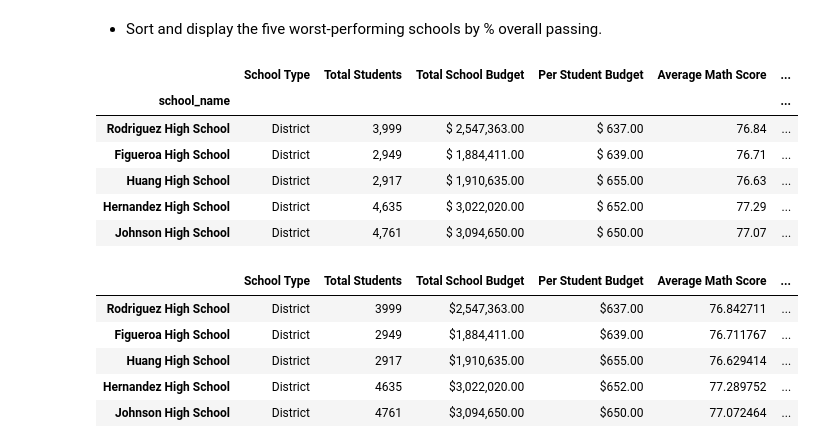
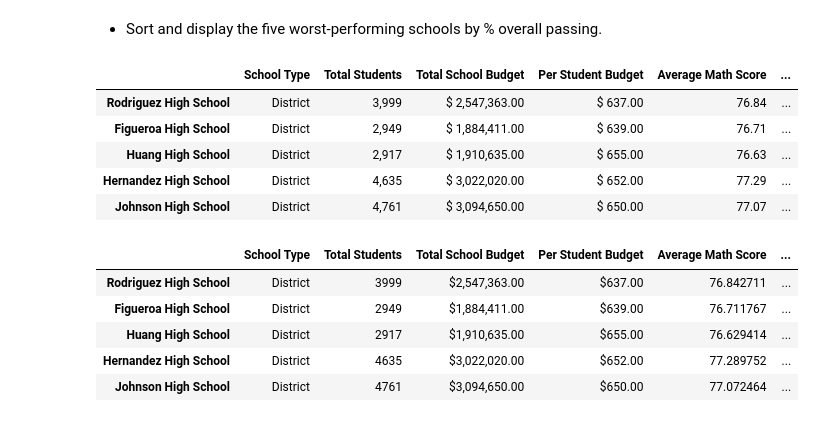
Before and after one commit to scottgall/pandas-challenge, a Jupyter notebook: PyCitySchools/PyCitySchools_copy.ipynb, the cells around one changed output. Cells and saved outputs as stored; diff of their text form; code cells hidden in the pictures.

```diff
--- a/PyCitySchools/PyCitySchools_copy.ipynb
+++ b/PyCitySchools/PyCitySchools_copy.ipynb
@@ -97,7 +97,7 @@ school_group = df.groupby('school_name')
 school_type = school_group['type'].first()
 total_students = school_group['size'].first()
 total_school_budget = school_group['budget'].first()
-per_student_budget = budget/total_students
+per_student_budget = total_school_budget/total_students
 avg_math_score = school_group['math_score'].mean()
 avg_reading_score = school_group['reading_score'].mean()
 percent_passing_math = school_group['math_score'].apply(lambda x: x[x >= 70].count())/total_students*100
@@ -116,10 +116,10 @@ school_summary_df = pd.DataFrame({
     '% Overall Passing': percent_passing_overall
 })
 
-school_summary_formatted_df = school_summary_df.copy()
+school_summary_formatted_df = school_summary_df.copy().round(2).rename_axis(None)
 school_summary_formatted_df['Total Students'] = school_summary_formatted_df['Total Students'].apply(lambda x: f'{x:,}')
 school_summary_formatted_df['Total School Budget'] = school_summary_formatted_df['Total School Budget'].apply(lambda x: f'${x:20,.2f}')
 school_summary_formatted_df['Per Student Budget'] = school_summary_formatted_df['Per Student Budget'].apply(lambda x: f'${x:20,.2f}')
-school_summary_formatted_df.round(2)
+school_summary_formatted_df
 # %% [output]
 |  | School Type | Total Students | Total School Budget | Per Student Budget | Average Math Score | ... |
@@ -184,10 +182,9 @@ school_summary_formatted_df.sort_values(by='% Overall Passing', ascending=False)
 # %% [markdown]
 * Sort and display the five worst-performing schools by % overall passing.
 # %%
-school_summary_formatted_df.sort_values(by='% Overall Passing').round(2).head()
+school_summary_formatted_df.sort_values(by='% Overall Passing').head()
 # %% [output]
 |  | School Type | Total Students | Total School Budget | Per Student Budget | Average Math Score | ... |
-| school_name |  |  |  |  |  | ... |
 | Rodriguez High School | District | 3,999 | $ 2,547,363.00 | $ 637.00 | 76.84 | ... |
 | Figueroa High School | District | 2,949 | $ 1,884,411.00 | $ 639.00 | 76.71 | ... |
 | Huang High School | District | 2,917 | $ 1,910,635.00 | $ 655.00 | 76.63 | ... |
```
Also changed, not shown: parts of 5 cells of this notebook.
